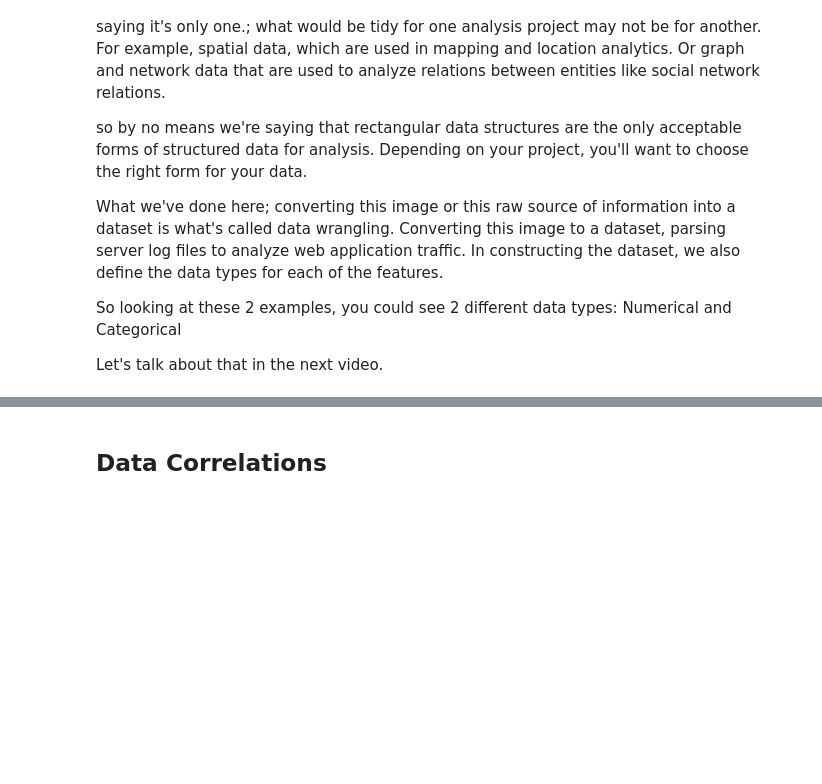
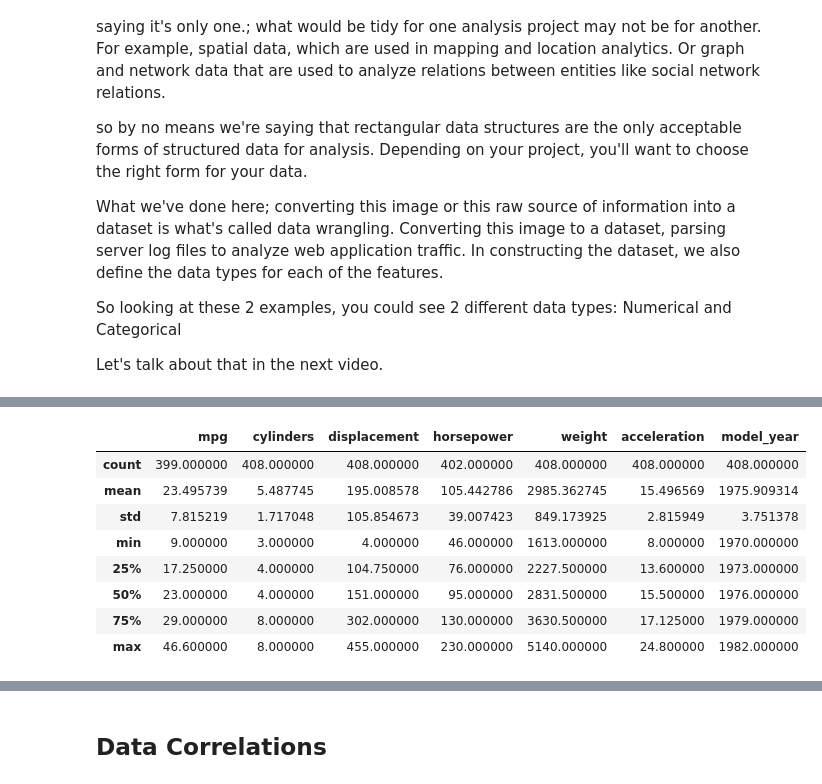
Before and after one commit to IT4063C/IT4063C.github.io, a Jupyter notebook: content/course-notes/6.eda/index.ipynb, the cells around one changed output, grey strips where cells are left out. Saved outputs shown, nothing was run; the diff lists cells and outputs as text; code cells hidden in the pictures; blank space fills up the shorter version.

```diff
--- a/content/course-notes/6.eda/index.ipynb
+++ b/content/course-notes/6.eda/index.ipynb
@@ -129,0 +284,8 @@ You'd use a logistical regression model if you're trying to predict predict whet
+# %%
+# Merge the 2 dataframes, when you already have the another dataframe; I already showed this in a pervious notebook, so i won't run it.
+origins_df = pd.read_csv('./data/auto-mpg/origin.csv');
+
+auto_mpg_df = pd.merge(auto_mpg_df, origins_df, on='origin')
+auto_mpg_df.sample(5)
+# %%
+auto_mpg_df['origin_spelled'] = auto_mpg_df['origin'].astype(str).map({'1':'US', '2':'European', '3': 'Asian'})
@@ -129,0 +316,13 @@ You'd use a logistical regression model if you're trying to predict predict whet
+# %%
+# df.describe() gives statistical summaries of the data
+auto_mpg_df.describe()
+# %% [output]
+|  | mpg | cylinders | displacement | horsepower | weight | acceleration | model_year |
+| count | 399.000000 | 408.000000 | 408.000000 | 402.000000 | 408.000000 | 408.000000 | 408.000000 |
+| mean | 23.495739 | 5.487745 | 195.008578 | 105.442786 | 2985.362745 | 15.496569 | 1975.909314 |
+| std | 7.815219 | 1.717048 | 105.854673 | 39.007423 | 849.173925 | 2.815949 | 3.751378 |
+| min | 9.000000 | 3.000000 | 4.000000 | 46.000000 | 1613.000000 | 8.000000 | 1970.000000 |
+| 25% | 17.250000 | 4.000000 | 104.750000 | 76.000000 | 2227.500000 | 13.600000 | 1973.000000 |
+| 50% | 23.000000 | 4.000000 | 151.000000 | 95.000000 | 2831.500000 | 15.500000 | 1976.000000 |
+| 75% | 29.000000 | 8.000000 | 302.000000 | 130.000000 | 3630.500000 | 17.125000 | 1979.000000 |
+| max | 46.600000 | 8.000000 | 455.000000 | 230.000000 | 5140.000000 | 24.800000 | 1982.000000 |
```
Also changed, not shown: parts of 31 cells of this notebook, 6 other files.
